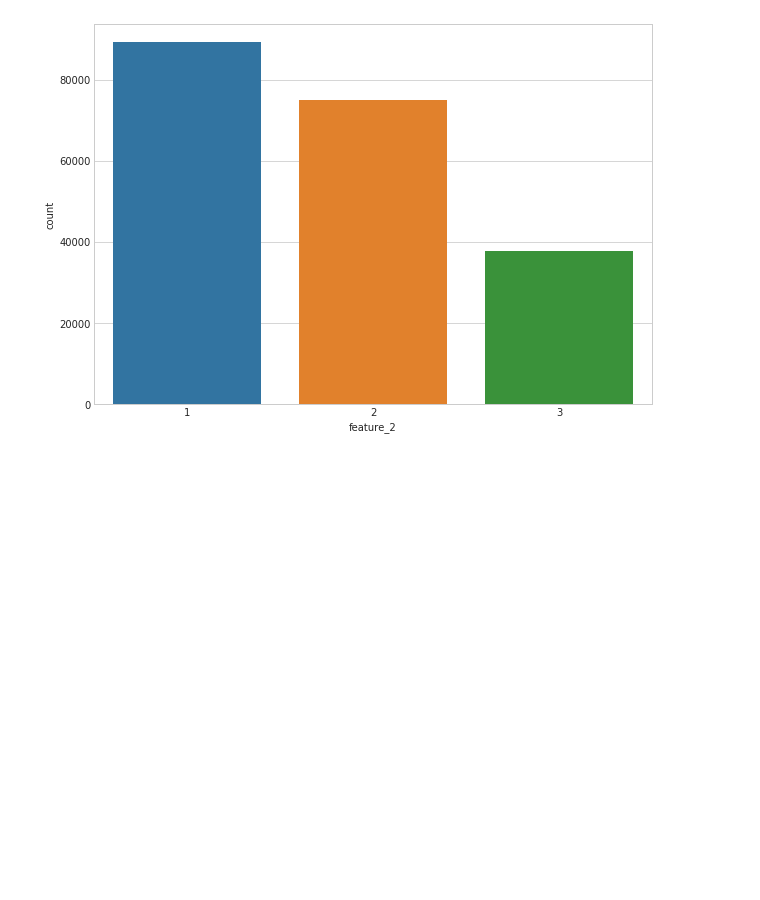
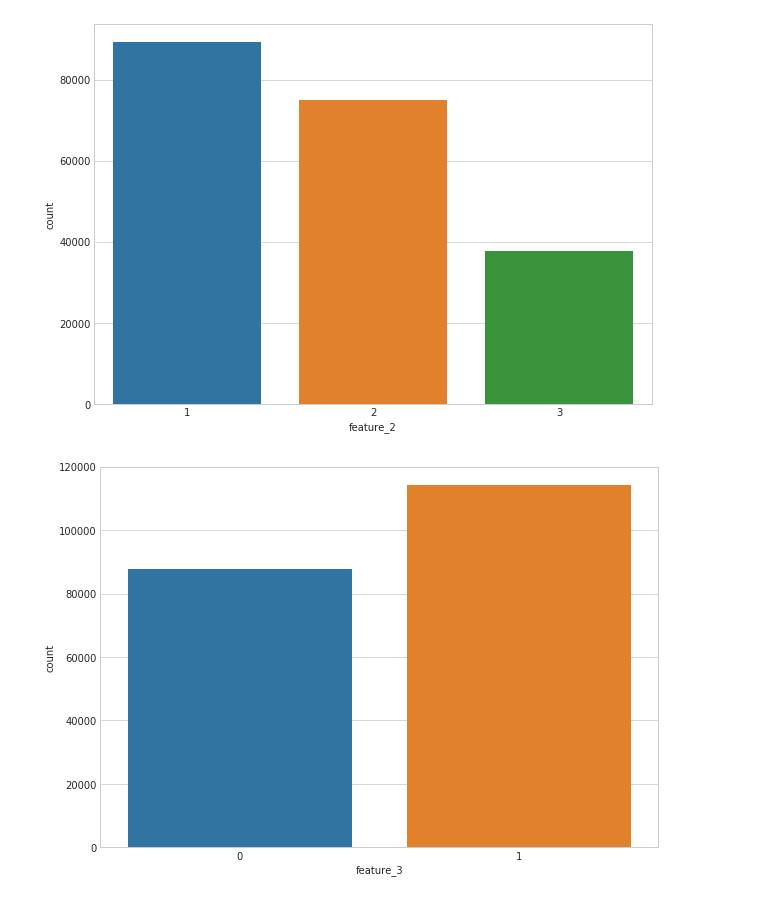
Before and after one commit to ds-suyog/Elo-Merchant-Category-Recommendation, a Jupyter notebook: basic_model.py.ipynb, the cells around one changed output. Drawn from its saved outputs; the diff is of its cells as text; code cells hidden in the pictures; blank space fills up the shorter version.

```diff
--- a/basic_model.py.ipynb
+++ b/basic_model.py.ipynb
@@ -88,3 +88,9 @@ sns.countplot(train_df['feature_2'])
 plt.show()
 # %% [output]
 [figure]
+# %%
+plt.figure(figsize=(10, 7))
+sns.countplot(train_df['feature_3'])
+plt.show()
+# %% [output]
+[figure, added]
```
